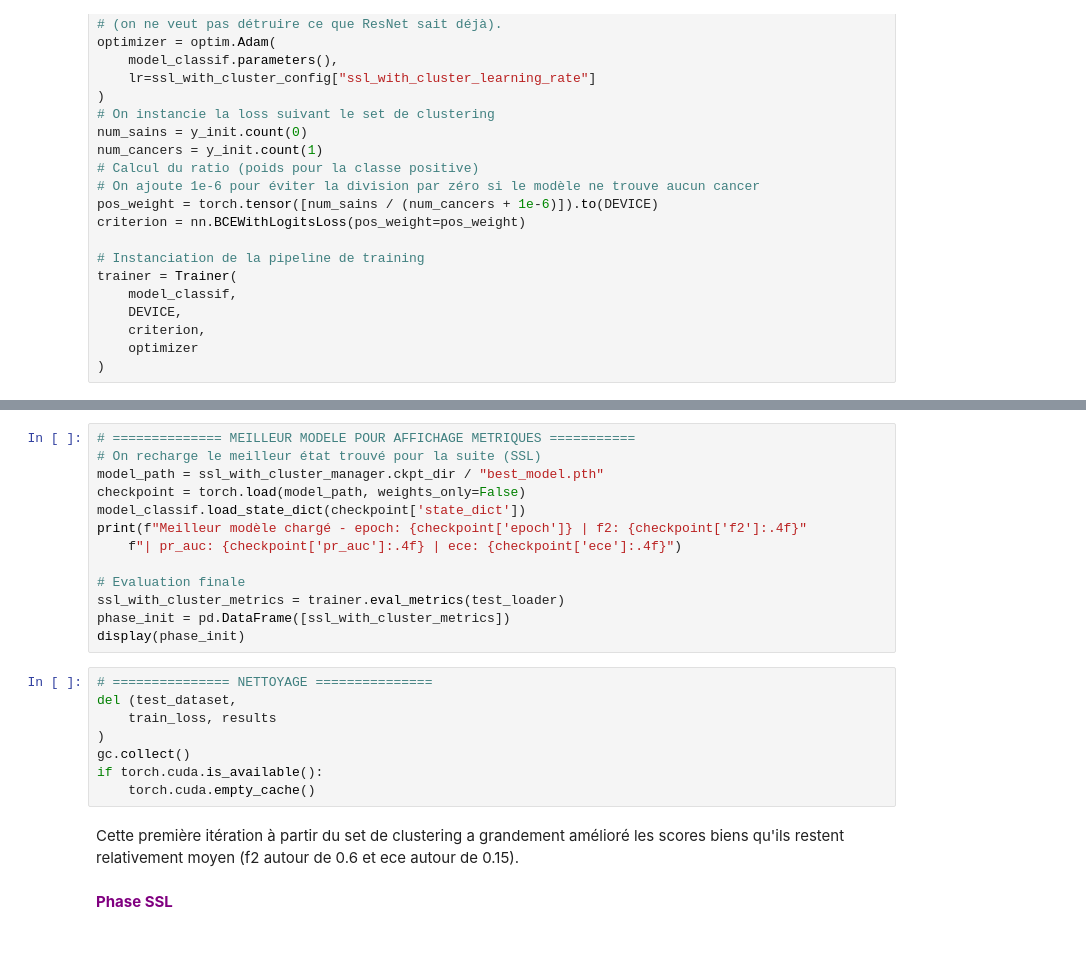
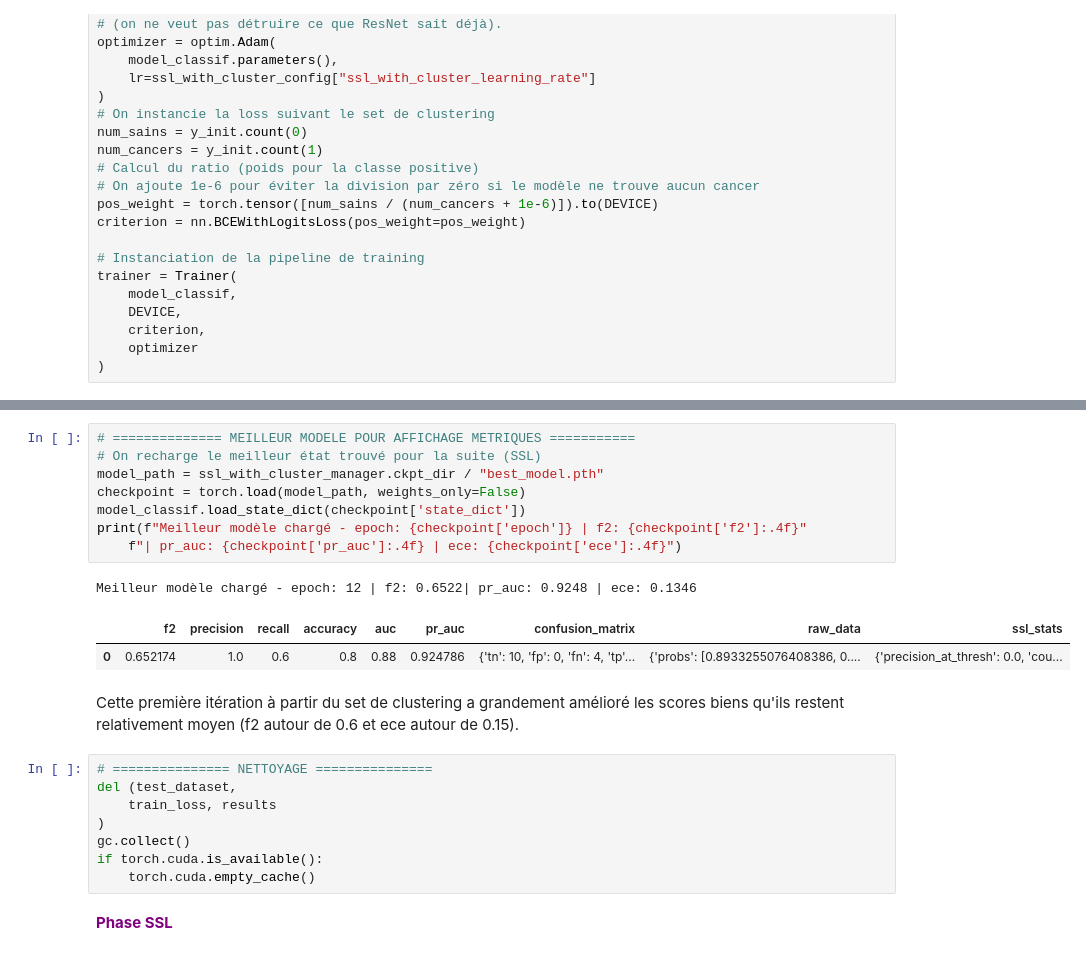
Before and after one commit to S-S-Zheng/Openclassrooms_P7, a Jupyter notebook: notebooks/P7_part2.ipynb, the cells around one changed output, grey strips where cells are left out. Cells and saved outputs as stored; diff of their text form.

```diff
--- a/notebooks/P7_part2.ipynb
+++ b/notebooks/P7_part2.ipynb
@@ -302,26 +309,25 @@ Epoch 10/10 | Loss: 0.3744 | f2: 0.6522 | pr_auc: 0.9248 | ece: 0.1945
 # %%
 # ============== MEILLEUR MODELE POUR AFFICHAGE METRIQUES ===========
 # On recharge le meilleur état trouvé pour la suite (SSL)
 model_path = ssl_with_cluster_manager.ckpt_dir / "best_model.pth"
 checkpoint = torch.load(model_path, weights_only=False)
 model_classif.load_state_dict(checkpoint['state_dict'])
 print(f"Meilleur modèle chargé - epoch: {checkpoint['epoch']} | f2: {checkpoint['f2']:.4f}"
     f"| pr_auc: {checkpoint['pr_auc']:.4f} | ece: {checkpoint['ece']:.4f}")
-
-# Evaluation finale
-ssl_with_cluster_metrics = trainer.eval_metrics(test_loader)
-phase_init = pd.DataFrame([ssl_with_cluster_metrics])
-display(phase_init)
+# %% [output]
+Meilleur modèle chargé - epoch: 12 | f2: 0.6522| pr_auc: 0.9248 | ece: 0.1346
+|  | f2 | precision | recall | accuracy | auc | pr_auc | confusion_matrix | raw_data | ssl_stats |
+| 0 | 0.652174 | 1.0 | 0.6 | 0.8 | 0.88 | 0.924786 | {'tn': 10, 'fp': 0, 'fn': 4, 'tp'... | {'probs': [0.8933255076408386, 0.... | {'precision_at_thresh': 0.0, 'cou... |
-# %%
-# =============== NETTOYAGE ===============
-del (test_dataset,
-    train_loss, results
-)
-gc.collect()
-if torch.cuda.is_available():
-    torch.cuda.empty_cache()
 # %% [markdown]
 Cette première itération à partir du set de clustering a grandement amélioré les scores biens qu'ils restent relativement moyen (f2 autour de 0.6 et ece autour de 0.15).
+# %%
+# =============== NETTOYAGE ===============
+del (test_dataset,
+    train_loss, results
+)
+gc.collect()
+if torch.cuda.is_available():
+    torch.cuda.empty_cache()
 # %% [markdown]
 <span style="color:purple;font-weight:bold">Phase SSL</span>
 # %%
```
Also changed, not shown: parts of 13 cells of this notebook, 5 other files.
